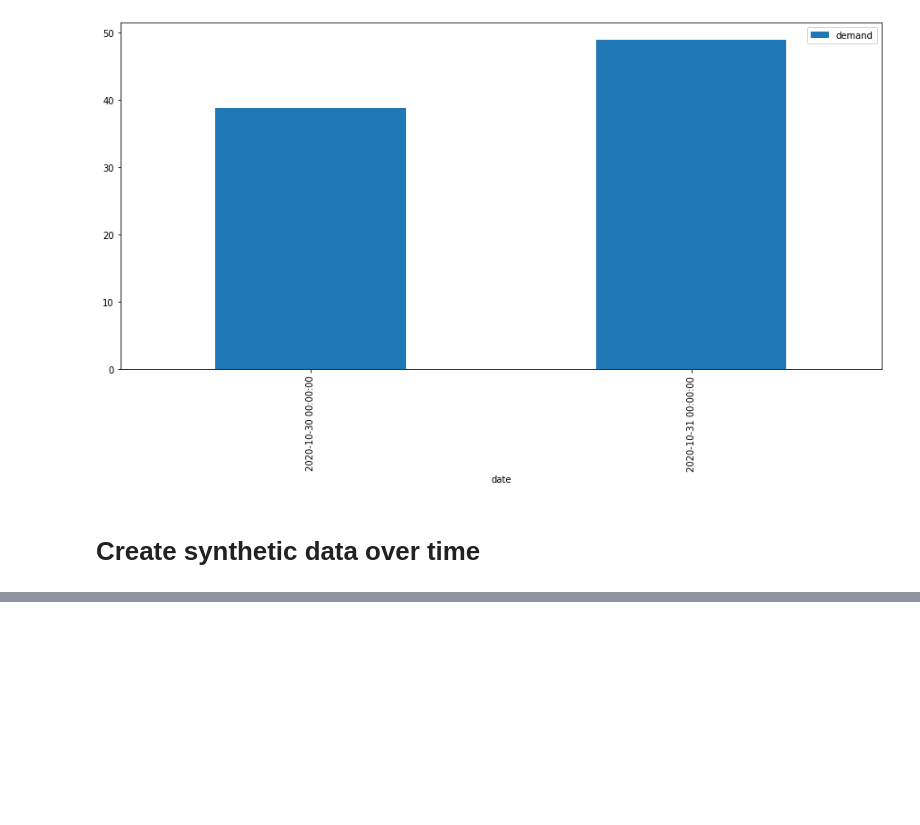
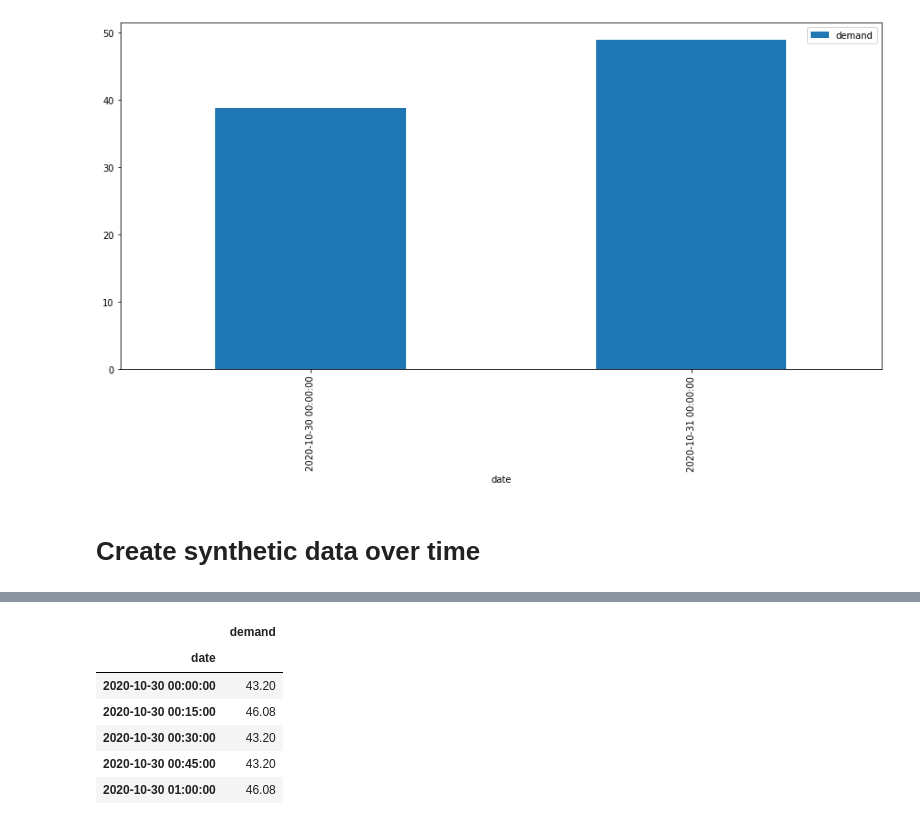
Before and after one commit to cchalc/forjuliana, a Jupyter notebook: demand.ipynb, the cells around one changed output, grey strips where cells are left out. Saved outputs shown, nothing was run; the diff lists cells and outputs as text; code cells hidden in the pictures; blank space fills up the shorter version.

```diff
--- a/demand.ipynb
+++ b/demand.ipynb
@@ -71,0 +72,11 @@ for month in months[2:5]:
+# %%
+## extra
+df.head()
+# %% [output]
+|  | demand |
+| date |  |
+| 2020-10-30 00:00:00 | 43.20 |
+| 2020-10-30 00:15:00 | 46.08 |
+| 2020-10-30 00:30:00 | 43.20 |
+| 2020-10-30 00:45:00 | 43.20 |
+| 2020-10-30 01:00:00 | 46.08 |
```
Also changed, not shown: parts of 1 cell of this notebook, 7 other files.
